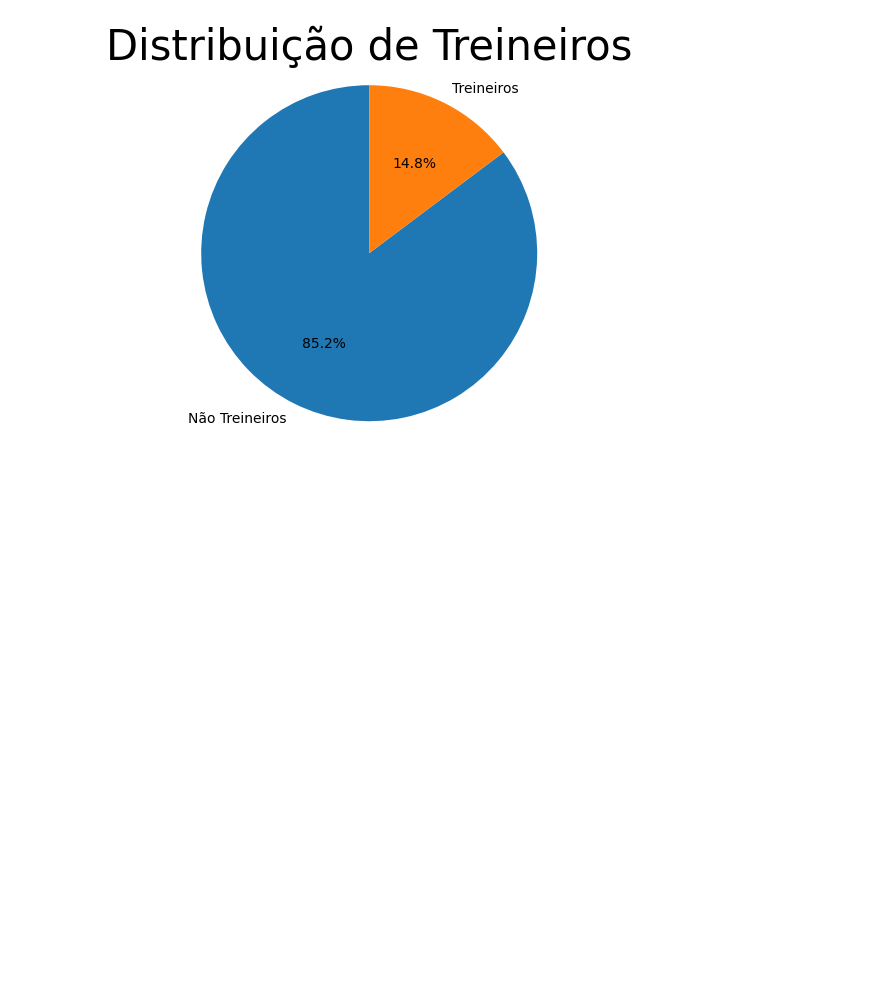
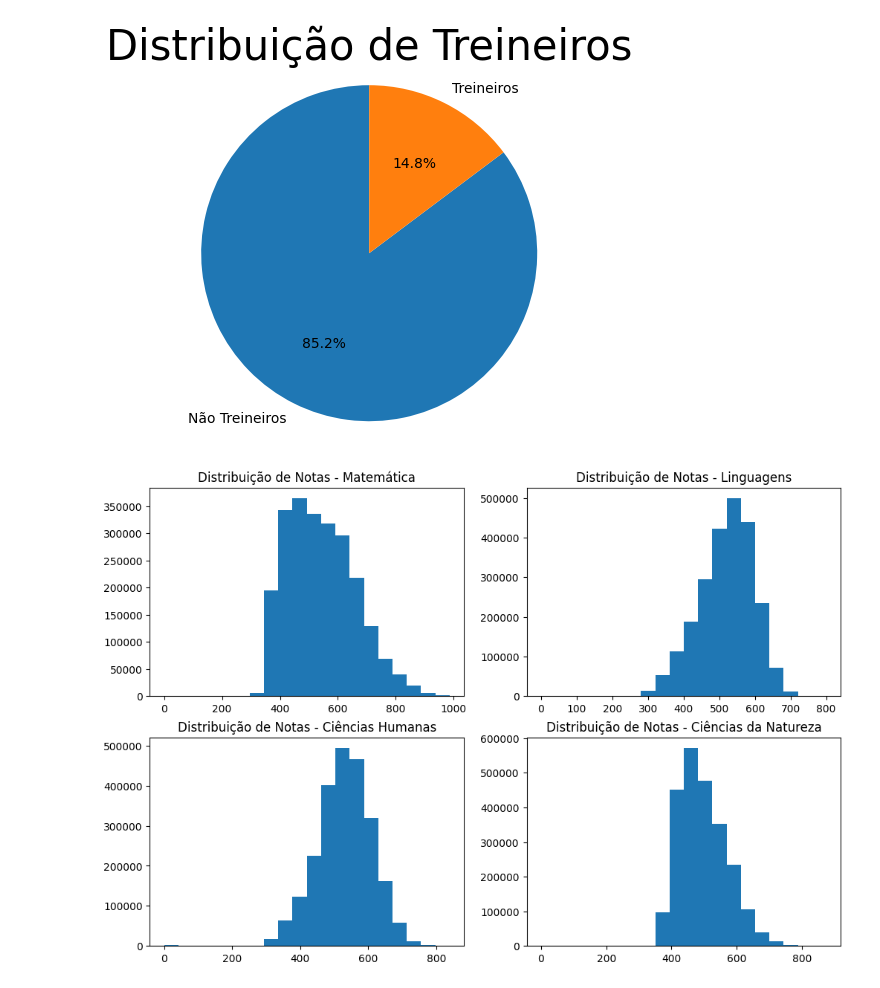
Before and after one commit to giolangella/Analise-de-Microdados-ENEM-2022, a Jupyter notebook: main.ipynb, the cells around one changed output. Drawn from its saved outputs; the diff is of its cells as text; code cells hidden in the pictures; blank space fills up the shorter version.

```diff
--- a/main.ipynb
+++ b/main.ipynb
@@ -414,3 +478,21 @@ plt.title('Distribuição de Treineiros', size=30)
 plt.show()
 # %% [output]
 [figure]
+# %%
+notas_cols = ['NU_NOTA_MT', 'NU_NOTA_LC', 'NU_NOTA_CH', 'NU_NOTA_CN']
+
+df_notas = df_otimizado[notas_cols].dropna()
+
+fig, axes = plt.subplots(2, 2, figsize=(12, 8))
+
+axes[0, 0].hist(df_notas['NU_NOTA_MT'], bins=20)
+axes[0, 0].set_title('Distribuição de Notas - Matemática')
+axes[0, 1].hist(df_notas['NU_NOTA_LC'], bins=20)
+axes[0, 1].set_title('Distribuição de Notas - Linguagens')
+axes[1, 0].hist(df_notas['NU_NOTA_CH'], bins=20)
+axes[1, 0].set_title('Distribuição de Notas - Ciências Humanas')
+axes[1, 1].hist(df_notas['NU_NOTA_CN'], bins=20)
+axes[1, 1].set_title('Distribuição de Notas - Ciências da Natureza')
+plt.show()
+# %% [output]
+[figure, added]
```
Also changed, not shown: parts of 9 cells of this notebook, 1 other file.
